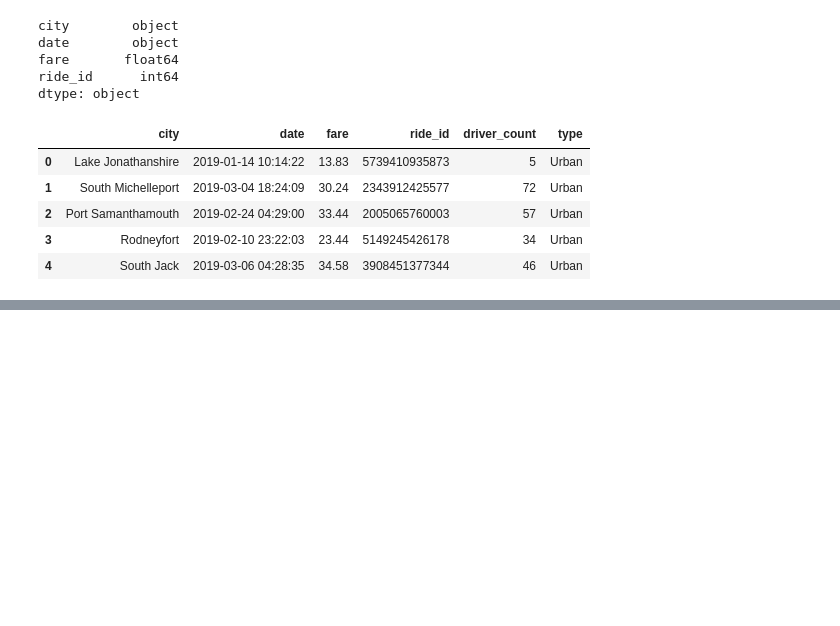
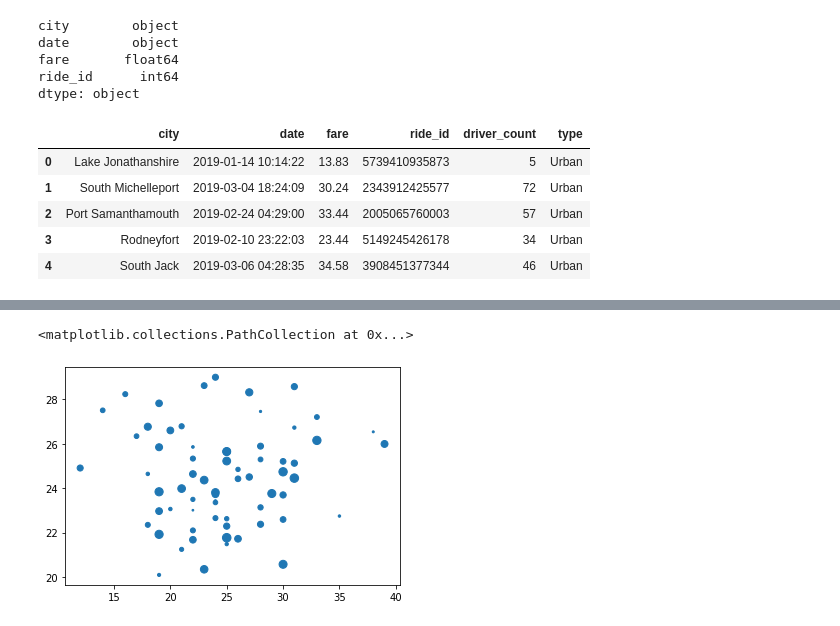
Before and after one commit to nalicia/PyBer_Analysis, a Jupyter notebook: PyBer.ipynb, the cells around one changed output, grey strips where cells are left out. Saved outputs shown, nothing was run; the diff lists cells and outputs as text; code cells hidden in the pictures; blank space fills up the shorter version.

```diff
--- a/PyBer.ipynb
+++ b/PyBer.ipynb
@@ -156,3 +156,7 @@ pyber_data_df.head()
 | 2 | Port Samanthamouth | 2019-02-24 04:29:00 | 33.44 | 2005065760003 | 57 | Urban |
 | 3 | Rodneyfort | 2019-02-10 23:22:03 | 23.44 | 5149245426178 | 34 | Urban |
 | 4 | South Jack | 2019-03-06 04:28:35 | 34.58 | 3908451377344 | 46 | Urban |
+# %%
+# Create the urban city DataFrame.
+urban_cities_df = pyber_data_df[pyber_data_df["type"]=="Urban"]
+urban_cities_df.head()
@@ -158,0 +190,7 @@ pyber_data_df.head()
+# %%
+# Use Groupby() tocreate a series that has name as index
+# Get the number of rids for urban cities
+urban_ride_count = urban_cities_df.groupby(["city"]).count()["ride_id"]
+urban_ride_count.head()
+# We count by the ride id because they are unique and we are using
+#the urban city one to pull just the rides from that dataframe
@@ -158,0 +229,5 @@ pyber_data_df.head()
+# %%
+# Chaining the groupby() function with the mean() will give us the averages for each city
+# Get average fare for each city in the urban cities
+urban_avg_fare = urban_cities_df.groupby(["city"]).mean()["fare"]
+urban_avg_fare.head()
@@ -158,0 +266,4 @@ pyber_data_df.head()
+# %%
+# Get the average number of drivers for ach urban city.
+urban_driver_count = urban_cities_df.groupby(["city"]).mean()["driver_count"]
+urban_driver_count.head()
@@ -158,0 +300,8 @@ pyber_data_df.head()
+# %%
+# Build the scatter plots for urban cities.
+plt.scatter(urban_ride_count,
+            urban_avg_fare,
+           s=urban_driver_count)
+# %% [output]
+<matplotlib.collections.PathCollection at 0x...>
+[figure, added]
```
Also changed, not shown: parts of 55 cells of this notebook, 1 other file.
